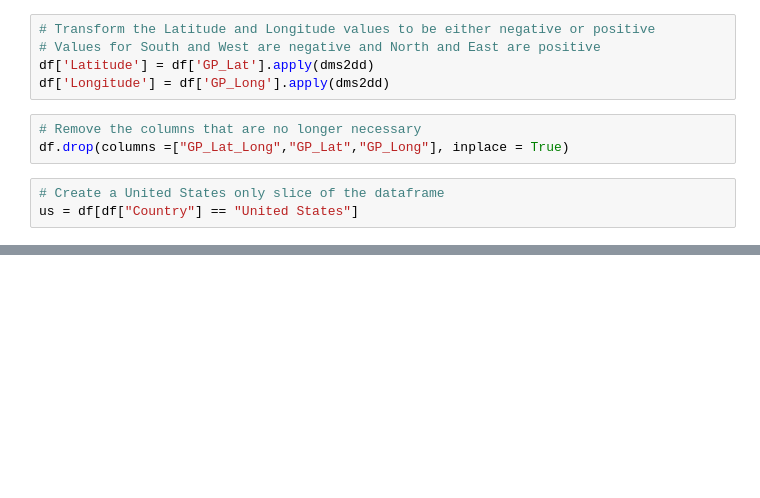
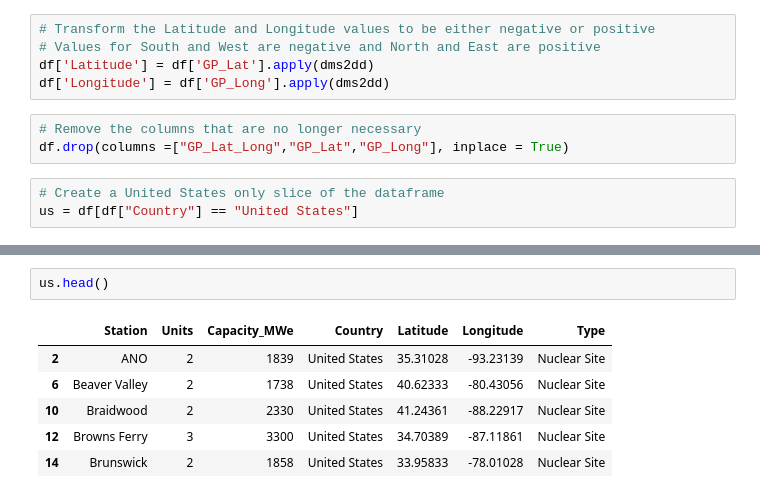
Before and after one commit to seankda/ETL-Aliens, a Jupyter notebook: nuclear_cites.ipynb, the cells around one changed output, grey strips where cells are left out. Saved outputs shown, nothing was run; the diff lists cells and outputs as text; blank space fills up the shorter version.

```diff
--- a/nuclear_cites.ipynb
+++ b/nuclear_cites.ipynb
@@ -120,0 +145,9 @@ fig.show()
+# %%
+us.head()
+# %% [output]
+|  | Station | Units | Capacity_MWe | Country | Latitude | Longitude | Type |
+| 2 | ANO | 2 | 1839 | United States | 35.31028 | -93.23139 | Nuclear Site |
+| 6 | Beaver Valley | 2 | 1738 | United States | 40.62333 | -80.43056 | Nuclear Site |
+| 10 | Braidwood | 2 | 2330 | United States | 41.24361 | -88.22917 | Nuclear Site |
+| 12 | Browns Ferry | 3 | 3300 | United States | 34.70389 | -87.11861 | Nuclear Site |
+| 14 | Brunswick | 2 | 1858 | United States | 33.95833 | -78.01028 | Nuclear Site |
```
Also changed, not shown: parts of 6 cells of this notebook, 1 other file.
